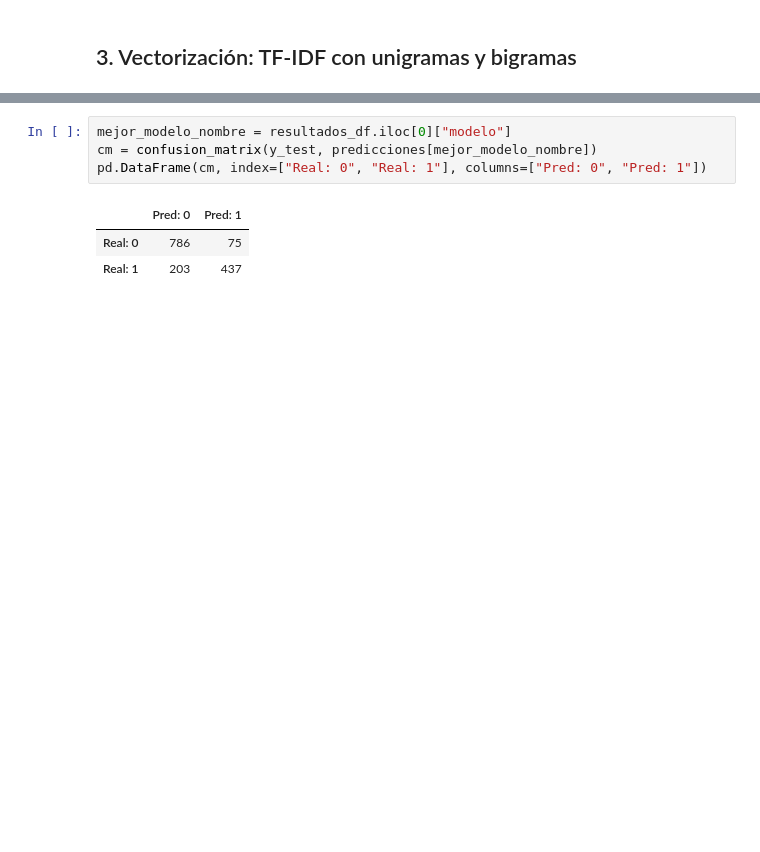
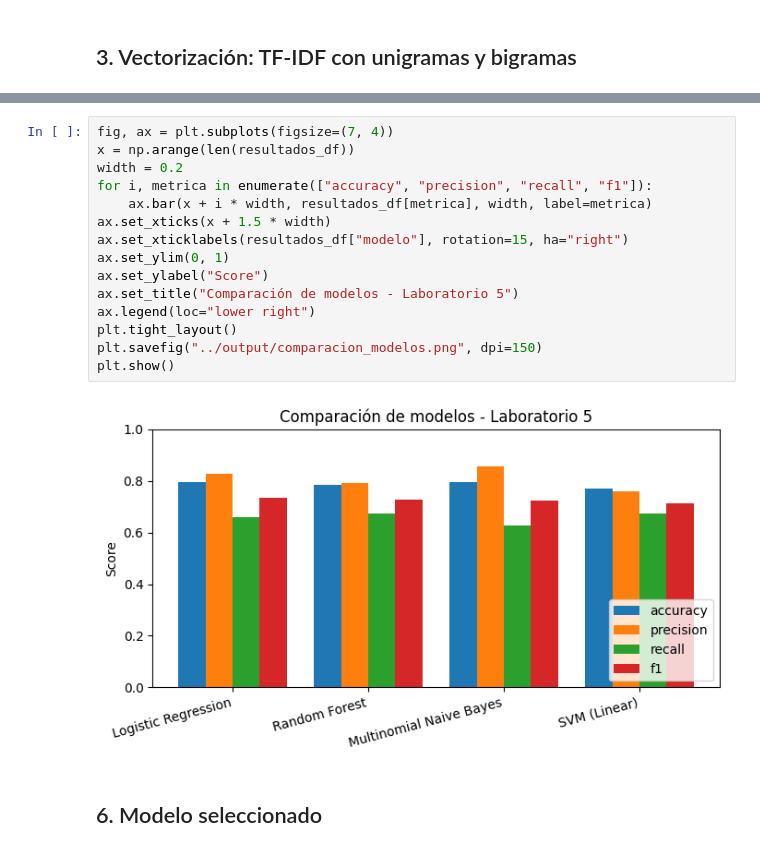
Before and after one commit to nilsmuralles/DataScience-Lab5, a Jupyter notebook: notebooks/02_modelo_preliminar.ipynb, the cells around one changed output, grey strips where cells are left out. Cells and saved outputs as stored; diff of their text form; blank space fills up the shorter version.

```diff
--- a/notebooks/02_modelo_preliminar.ipynb
+++ b/notebooks/02_modelo_preliminar.ipynb
@@ -107,8 +104,19 @@ Ambos modelos muestran mayor precision que recall, siendo conservadores al clasi
 # %%
-mejor_modelo_nombre = resultados_df.iloc[0]["modelo"]
-cm = confusion_matrix(y_test, predicciones[mejor_modelo_nombre])
-pd.DataFrame(cm, index=["Real: 0", "Real: 1"], columns=["Pred: 0", "Pred: 1"])
+fig, ax = plt.subplots(figsize=(7, 4))
+x = np.arange(len(resultados_df))
+width = 0.2
+for i, metrica in enumerate(["accuracy", "precision", "recall", "f1"]):
+    ax.bar(x + i * width, resultados_df[metrica], width, label=metrica)
+ax.set_xticks(x + 1.5 * width)
+ax.set_xticklabels(resultados_df["modelo"], rotation=15, ha="right")
+ax.set_ylim(0, 1)
+ax.set_ylabel("Score")
+ax.set_title("Comparación de modelos - Laboratorio 5")
+ax.legend(loc="lower right")
+plt.tight_layout()
+plt.savefig("../output/comparacion_modelos.png", dpi=150)
+plt.show()
 # %% [output]
-|  | Pred: 0 | Pred: 1 |
-| Real: 0 | 786 | 75 |
-| Real: 1 | 203 | 437 |
+[figure, added]
+# %% [markdown]
+## 6. Modelo seleccionado
```
Also changed, not shown: parts of 10 cells of this notebook, 1 other file.
